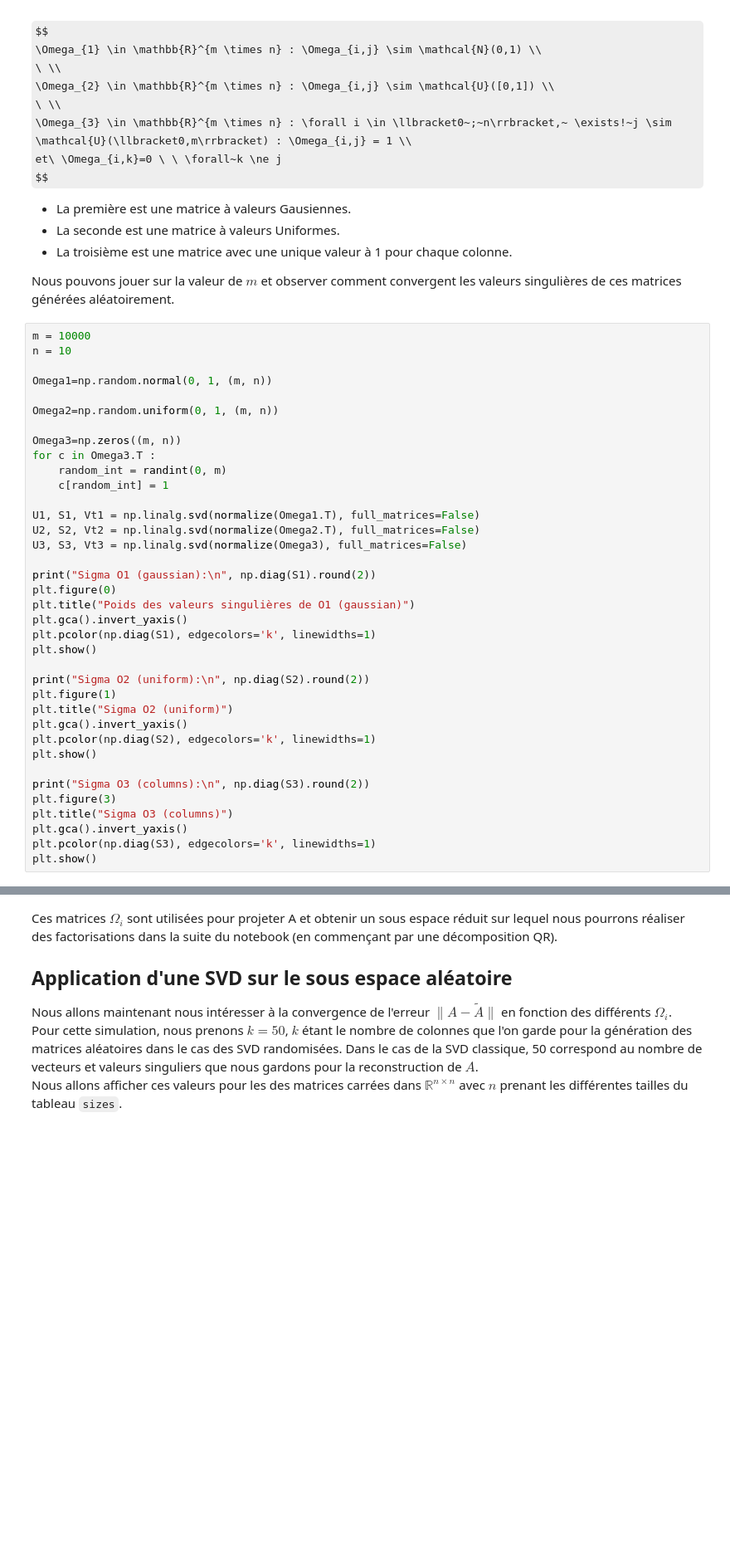
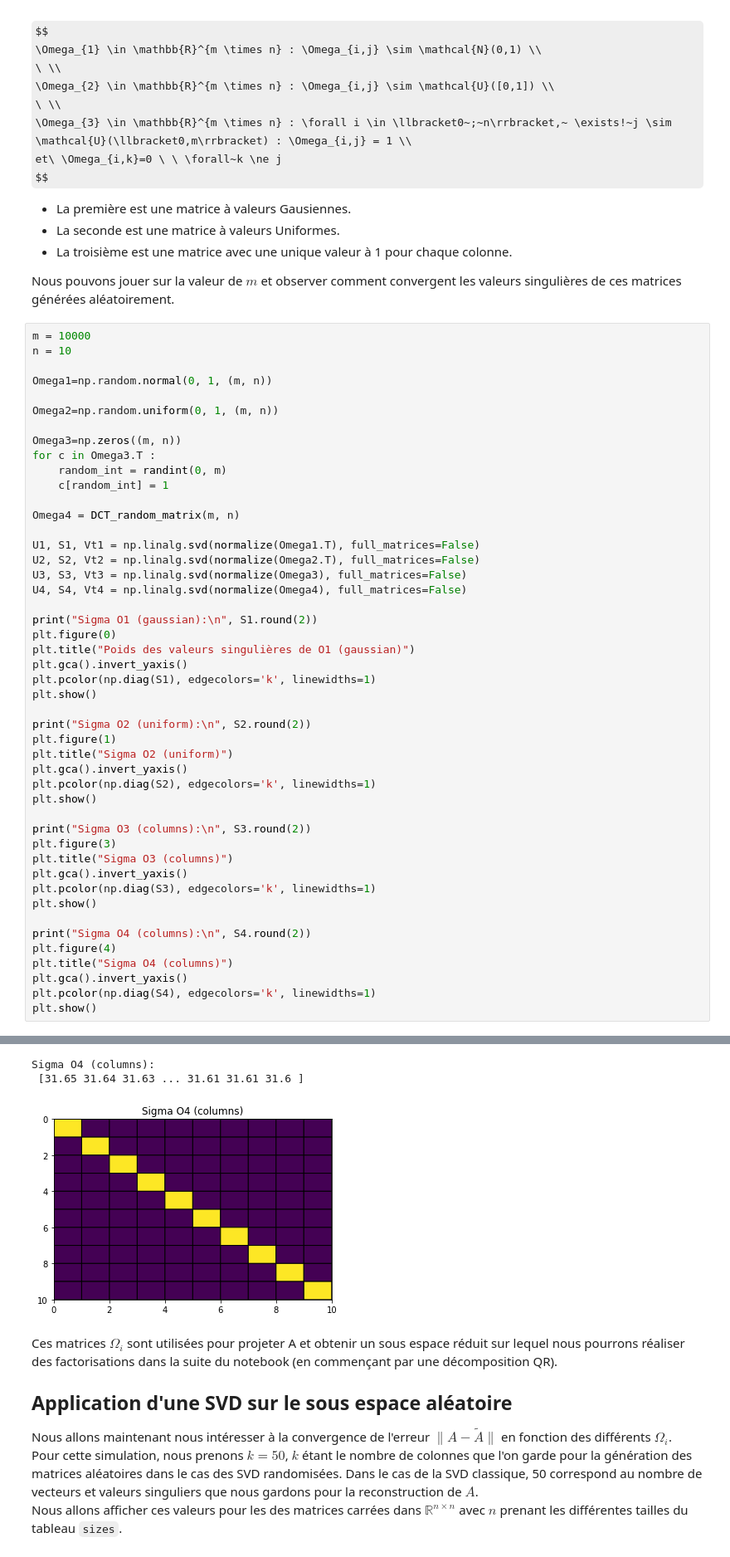
Before and after one commit to Aympab/randomized-svd, a Jupyter notebook: main.ipynb, the cells around one changed output, grey strips where cells are left out. Shown at 83% size. Drawn from its saved outputs; the diff is of its cells as text; some formulas as TeX source; blank space fills up the shorter version.

```diff
--- a/main.ipynb
+++ b/main.ipynb
@@ -120,29 +120,39 @@ for c in Omega3.T :
     random_int = randint(0, m)
     c[random_int] = 1
 
+Omega4 = DCT_random_matrix(m, n)
+
 U1, S1, Vt1 = np.linalg.svd(normalize(Omega1.T), full_matrices=False)
 U2, S2, Vt2 = np.linalg.svd(normalize(Omega2.T), full_matrices=False)
 U3, S3, Vt3 = np.linalg.svd(normalize(Omega3), full_matrices=False)
+U4, S4, Vt4 = np.linalg.svd(normalize(Omega4), full_matrices=False)
 
-print("Sigma O1 (gaussian):\n", np.diag(S1).round(2))
+print("Sigma O1 (gaussian):\n", S1.round(2))
 plt.figure(0)
 plt.title("Poids des valeurs singulières de O1 (gaussian)")
 plt.gca().invert_yaxis()
 plt.pcolor(np.diag(S1), edgecolors='k', linewidths=1)
 plt.show()
 
-print("Sigma O2 (uniform):\n", np.diag(S2).round(2))
+print("Sigma O2 (uniform):\n", S2.round(2))
 plt.figure(1)
 plt.title("Sigma O2 (uniform)")
 plt.gca().invert_yaxis()
 plt.pcolor(np.diag(S2), edgecolors='k', linewidths=1)
 plt.show()
 
-print("Sigma O3 (columns):\n", np.diag(S3).round(2))
+print("Sigma O3 (columns):\n", S3.round(2))
 plt.figure(3)
 plt.title("Sigma O3 (columns)")
 plt.gca().invert_yaxis()
 plt.pcolor(np.diag(S3), edgecolors='k', linewidths=1)
 plt.show()
+
+print("Sigma O4 (columns):\n", S4.round(2))
+plt.figure(4)
+plt.title("Sigma O4 (columns)")
+plt.gca().invert_yaxis()
+plt.pcolor(np.diag(S4), edgecolors='k', linewidths=1)
+plt.show()
 # %% [output]
 Sigma O1 (gaussian):
@@ -174,4 +166,7 @@ Sigma O3 (columns):
 [figure]
+Sigma O4 (columns):
+ [31.65 31.64 31.63 ... 31.61 31.61 31.6 ]
+[figure, added]
 # %% [markdown]
 Ces matrices $\Omega_{i}$ sont utilisées pour projeter A et obtenir un sous espace réduit sur lequel nous pourrons réaliser des factorisations dans la suite du notebook (en commençant par une décomposition QR). <br>
 
```
Also changed, not shown: parts of 2 cells of this notebook.
